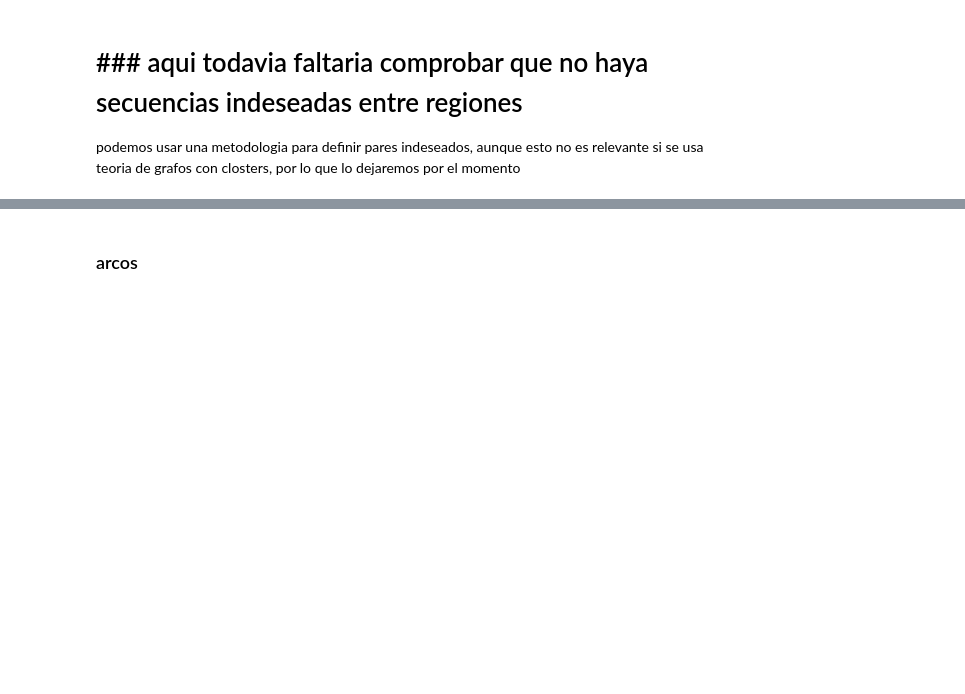
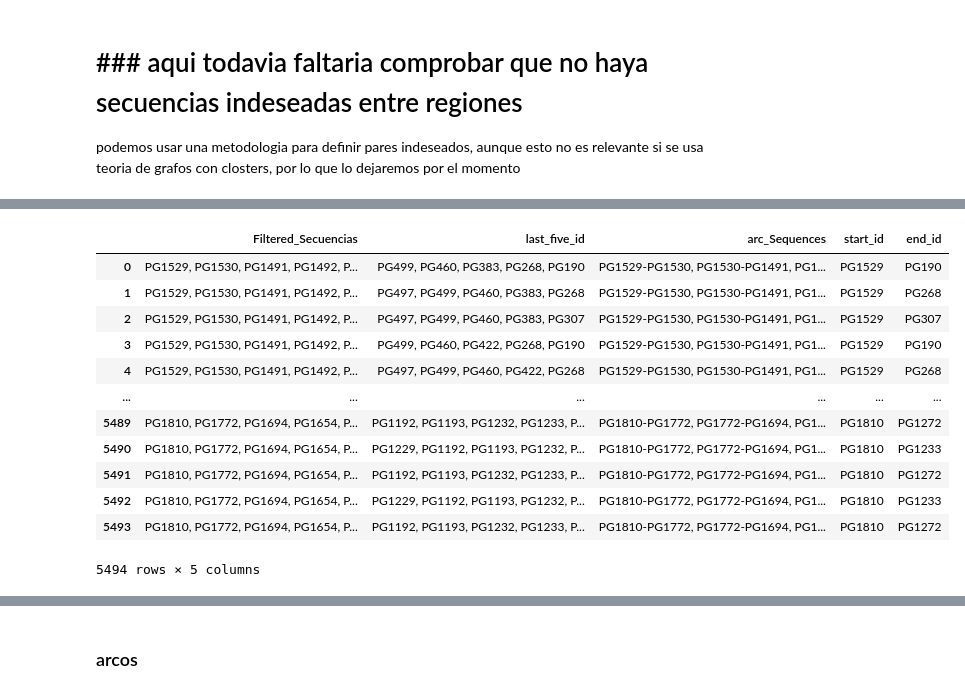
Before and after one commit to puriarter21/Mapa_Migracion_Irregular_Mexico, a Jupyter notebook: 1. Mapas/1. Mapas/Metodo_1/procesamiento de rutas/arcos/Untitled.ipynb, the cells around one changed output, grey strips where cells are left out. Saved outputs shown, nothing was run; the diff lists cells and outputs as text; code cells hidden in the pictures; blank space fills up the shorter version.

```diff
--- a/1. Mapas/1. Mapas/Metodo_1/procesamiento de rutas/arcos/Untitled.ipynb
+++ b/1. Mapas/1. Mapas/Metodo_1/procesamiento de rutas/arcos/Untitled.ipynb
@@ -1153,0 +1216,15 @@ df_final_unique_updated
+# %%
+# Filtrar secuencias que no contengan "PG1811" o "PG1850"
+filtered_sequences = df_final_unique_updated['Filtered_Secuencias'].apply(lambda seq: "PG1811" not in seq and "PG1850" not in seq)
+
+df_final_filtered = df_final_unique_updated[filtered_sequences].copy()
+
+# Eliminar duplicados
+df_final_unique_final = df_final_filtered.drop_duplicates('Filtered_Secuencias').reset_index(drop=True)
+
+# Guardar el dataframe final en el archivo CSV especificado
+df_final_unique_final.to_csv("/Users/pablouriarte/Mapa_Migracion_Irregular_Mexico_Fresh/1. Mapas/1. Mapas/Metodo_1/procesamiento de rutas/Secuencias_Final.csv", index=False)
+
+# Mostrar el dataframe final actualizado
+print("Dataframe con secuencias únicas actualizado después de eliminar 'PG1811' y 'PG1850':")
+print(df_final_unique_final)
@@ -1192,0 +1290,16 @@ Combinaciones únicas de inicio y final de secuencia:
+# %%
+df_final_unique_updated
+# %% [output]
+|  | Filtered_Secuencias | last_five_id | arc_Sequences | start_id | end_id |
+| 0 | PG1529, PG1530, PG1491, PG1492, P... | PG499, PG460, PG383, PG268, PG190 | PG1529-PG1530, PG1530-PG1491, PG1... | PG1529 | PG190 |
+| 1 | PG1529, PG1530, PG1491, PG1492, P... | PG497, PG499, PG460, PG383, PG268 | PG1529-PG1530, PG1530-PG1491, PG1... | PG1529 | PG268 |
+| 2 | PG1529, PG1530, PG1491, PG1492, P... | PG497, PG499, PG460, PG383, PG307 | PG1529-PG1530, PG1530-PG1491, PG1... | PG1529 | PG307 |
+| 3 | PG1529, PG1530, PG1491, PG1492, P... | PG499, PG460, PG422, PG268, PG190 | PG1529-PG1530, PG1530-PG1491, PG1... | PG1529 | PG190 |
+| 4 | PG1529, PG1530, PG1491, PG1492, P... | PG497, PG499, PG460, PG422, PG268 | PG1529-PG1530, PG1530-PG1491, PG1... | PG1529 | PG268 |
+| ... | ... | ... | ... | ... | ... |
+| 5489 | PG1810, PG1772, PG1694, PG1654, P... | PG1192, PG1193, PG1232, PG1233, P... | PG1810-PG1772, PG1772-PG1694, PG1... | PG1810 | PG1272 |
+| 5490 | PG1810, PG1772, PG1694, PG1654, P... | PG1229, PG1192, PG1193, PG1232, P... | PG1810-PG1772, PG1772-PG1694, PG1... | PG1810 | PG1233 |
+| 5491 | PG1810, PG1772, PG1694, PG1654, P... | PG1192, PG1193, PG1232, PG1233, P... | PG1810-PG1772, PG1772-PG1694, PG1... | PG1810 | PG1272 |
+| 5492 | PG1810, PG1772, PG1694, PG1654, P... | PG1229, PG1192, PG1193, PG1232, P... | PG1810-PG1772, PG1772-PG1694, PG1... | PG1810 | PG1233 |
+| 5493 | PG1810, PG1772, PG1694, PG1654, P... | PG1192, PG1193, PG1232, PG1233, P... | PG1810-PG1772, PG1772-PG1694, PG1... | PG1810 | PG1272 |
+5494 rows × 5 columns
```
Also changed, not shown: parts of 21 cells of this notebook, 7 other files.
